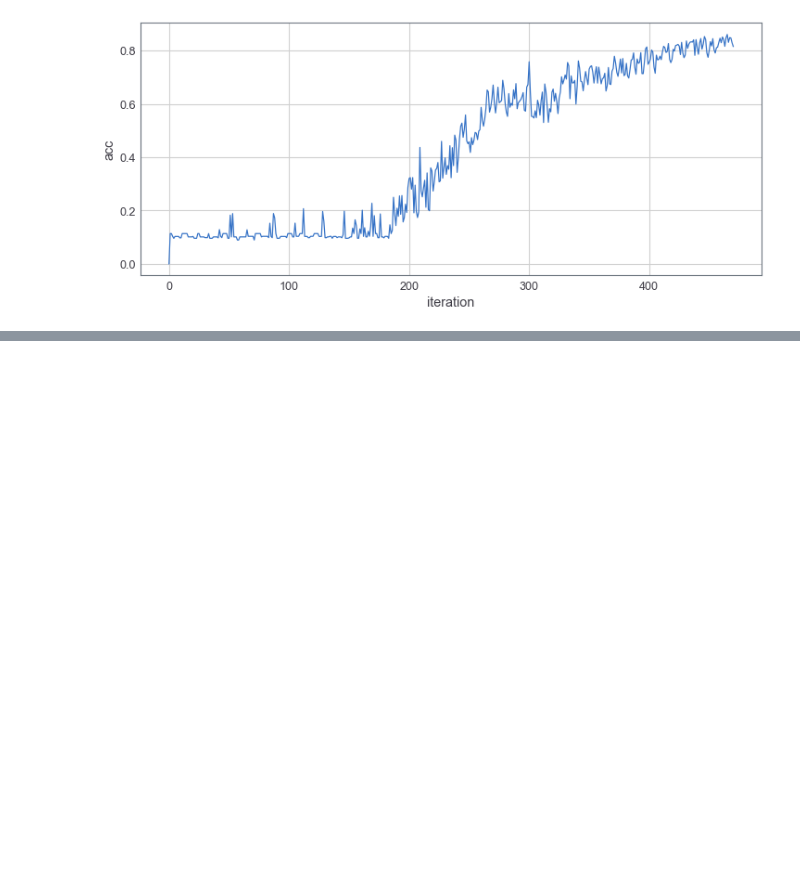
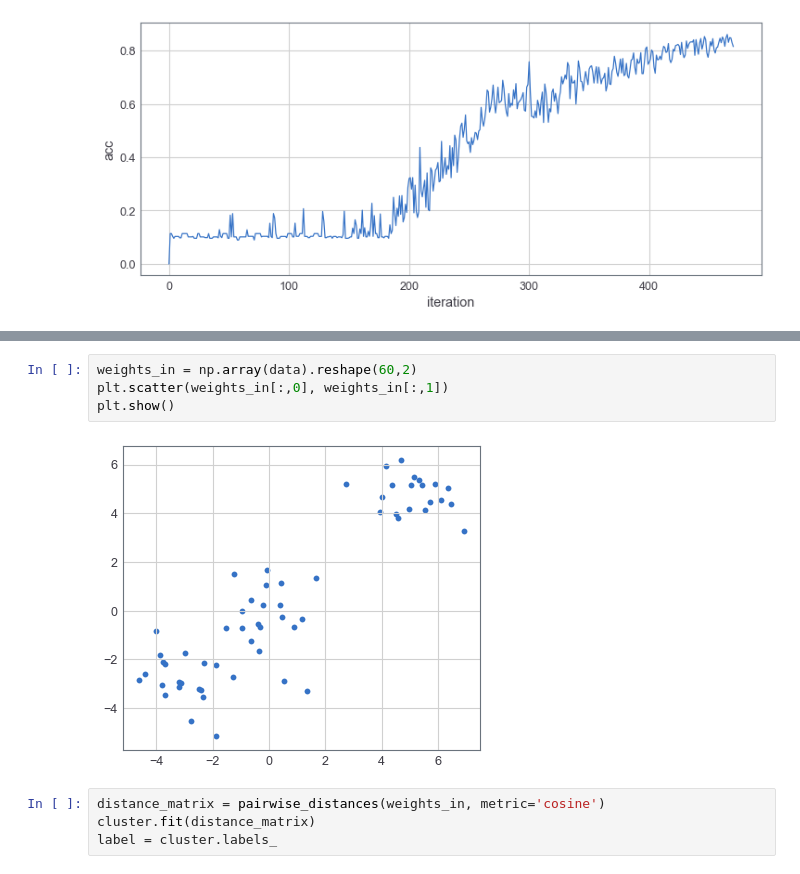
Before and after one commit to Timo9Madrid7/maliciousfl, a Jupyter notebook: myTest.ipynb, the cells around one changed output, grey strips where cells are left out. Drawn from its saved outputs; the diff is of its cells as text; blank space fills up the shorter version.

```diff
--- a/myTest.ipynb
+++ b/myTest.ipynb
@@ -16,0 +34,10 @@ plt.show()
+# %%
+weights_in = np.array(data).reshape(60,2)
+plt.scatter(weights_in[:,0], weights_in[:,1])
+plt.show()
+# %% [output]
+[figure, added]
+# %%
+distance_matrix = pairwise_distances(weights_in, metric='cosine')
+cluster.fit(distance_matrix)
+label = cluster.labels_
```
Also changed, not shown: parts of 6 cells of this notebook, 1 other file.
